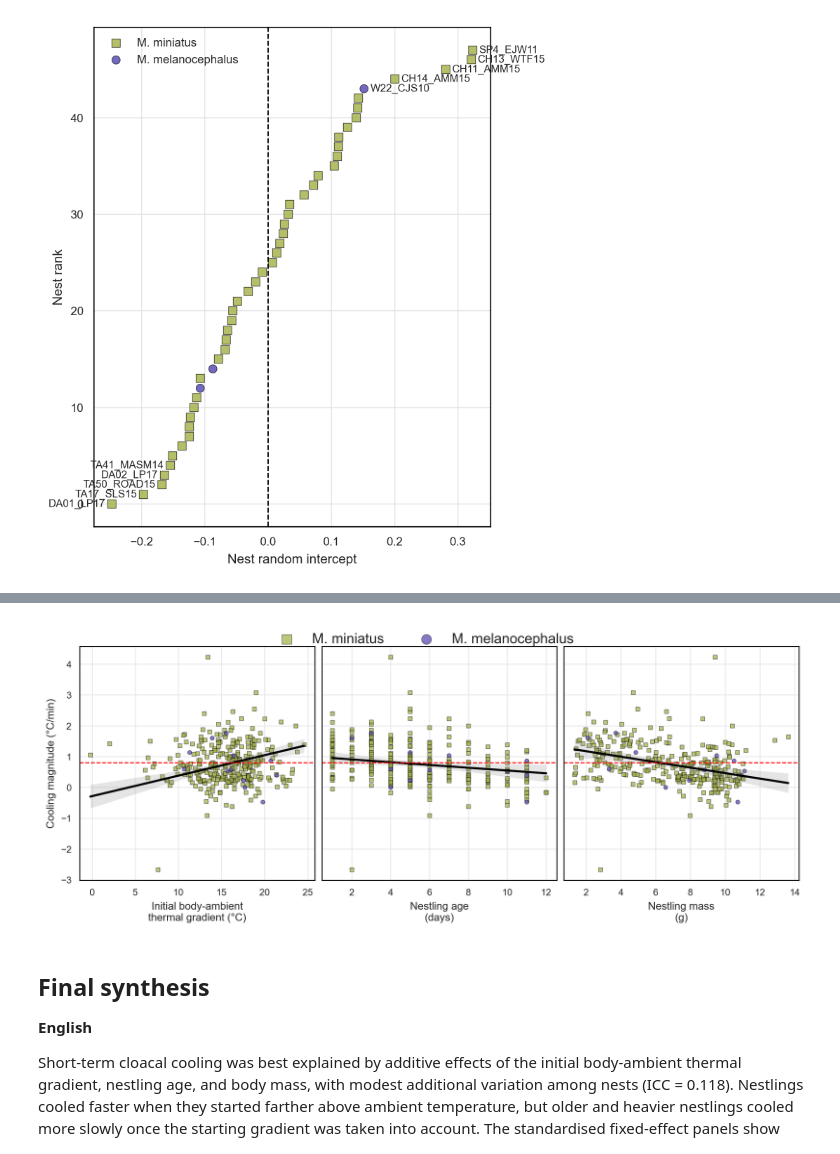
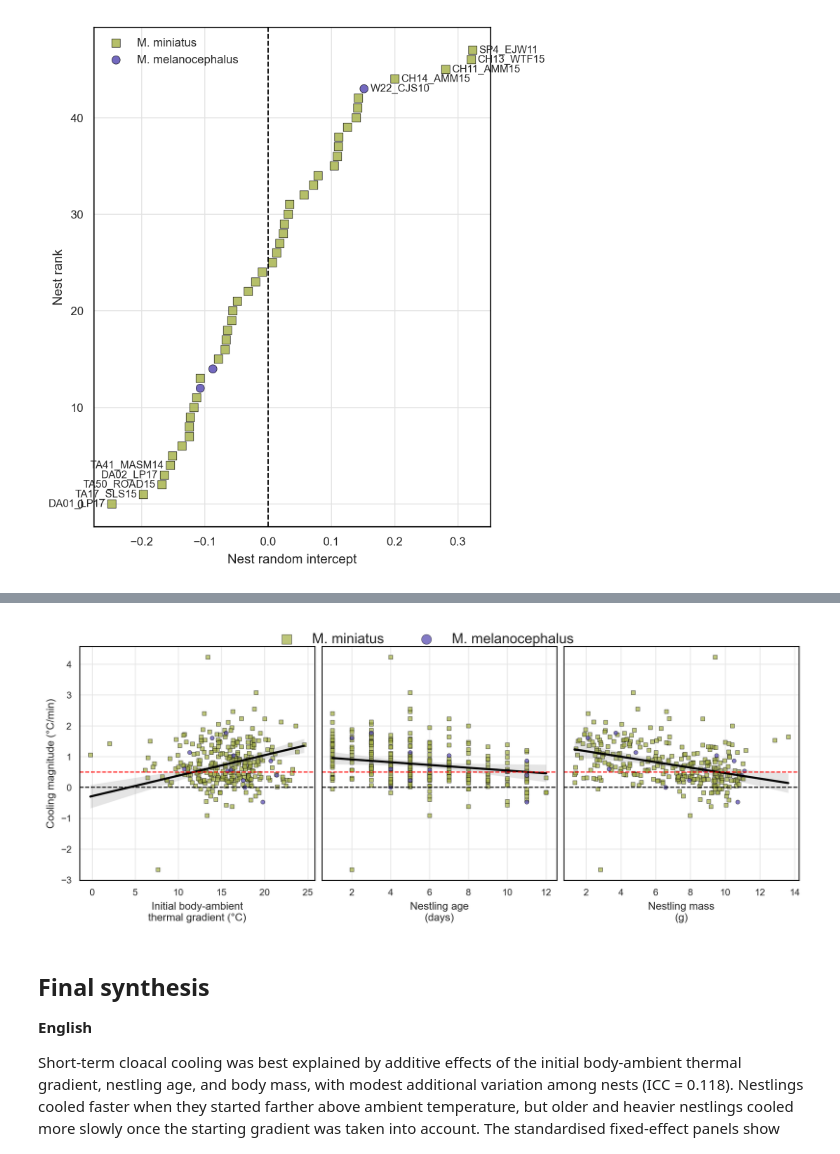
Before and after one commit to jorgelizarazo94/Myiborus_nests, a Jupyter notebook: Supplementary_4.ipynb, the cells around one changed output, grey strips where cells are left out. Drawn from its saved outputs; the diff is of its cells as text; code cells hidden in the pictures.

```diff
--- a/Supplementary_4.ipynb
+++ b/Supplementary_4.ipynb
@@ -1362,7 +1362,8 @@ ax.fill_between(
     alpha=0.20,
     linewidth=0,
 )
-ax.axhline(0.8, linestyle="--", linewidth=0.9, color="red")
+ax.axhline(0.5, linestyle="--", linewidth=0.9, color="red")
+ax.axhline(0, linestyle="--", linewidth=0.9, color="black")
 ax.set_xlabel("Initial body-ambient\nthermal gradient (°C)", fontsize=label_fontsize)
 ax.set_ylabel("Cooling magnitude (°C/min)", fontsize=label_fontsize)
 ax.text(0.03, 0.95, "", transform=ax.transAxes, fontsize=panel_fontsize, fontweight="bold", va="top")
@@ -1378,7 +1379,8 @@ ax.fill_between(
     alpha=0.20,
     linewidth=0,
 )
-ax.axhline(0.8, linestyle="--", linewidth=0.9, color="red")
+ax.axhline(0.5, linestyle="--", linewidth=0.9, color="red")
+ax.axhline(0, linestyle="--", linewidth=0.9, color="black")
 ax.set_xlabel("Nestling age\n(days)", fontsize=label_fontsize)
 ax.text(0.03, 0.95, "", transform=ax.transAxes, fontsize=panel_fontsize, fontweight="bold", va="top")
 
@@ -1393,39 +1395,40 @@ ax.fill_between(
     alpha=0.20,
     linewidth=0,
 )
-ax.axhline(0.8, linestyle="--", linewidth=0.9, color="red")
+ax.axhline(0.5, linestyle="--", linewidth=0.9, color="red")
+ax.axhline(0, linestyle="--", linewidth=0.9, color="black")
 ax.set_xlabel("Nestling mass\n(g)", fontsize=label_fontsize)
 ax.text(0.03, 0.95, "", transform=ax.transAxes, fontsize=panel_fontsize, fontweight="bold", va="top")
 
 for ax in axes:
     ax.tick_params(axis="both", labelsize=tick_fontsize)
     ax.grid(True, color=grid_color, linewidth=0.6)
 
     for spine in ax.spines.values():
         spine.set_color("black")
         spine.set_linewidth(0.8)
 
 handles, labels = axes[0].get_legend_handles_labels()
 fig.legend(
     handles,
     labels,
     frameon=False,
     fontsize=legend_fontsize,
     loc="upper center",
     bbox_to_anchor=(0.5, 1.08),
     ncol=10, markerscale=2.4
 )
 #ax.legend(frameon=False, fontsize=legend_fontsize, loc="best", markerscale=1.4)
 plt.savefig(
     "Figures/cloacal_cooling_fixed_effects_combined.png",
     dpi=300,
     facecolor=paper_facecolor,
     bbox_inches="tight",
 )
 
 plt.show()
 # %% [output]
-[figure, old version]
+[figure, new version]
 # %% [markdown]
 ## Final synthesis
 
```
Also changed, not shown: 2 other files.
